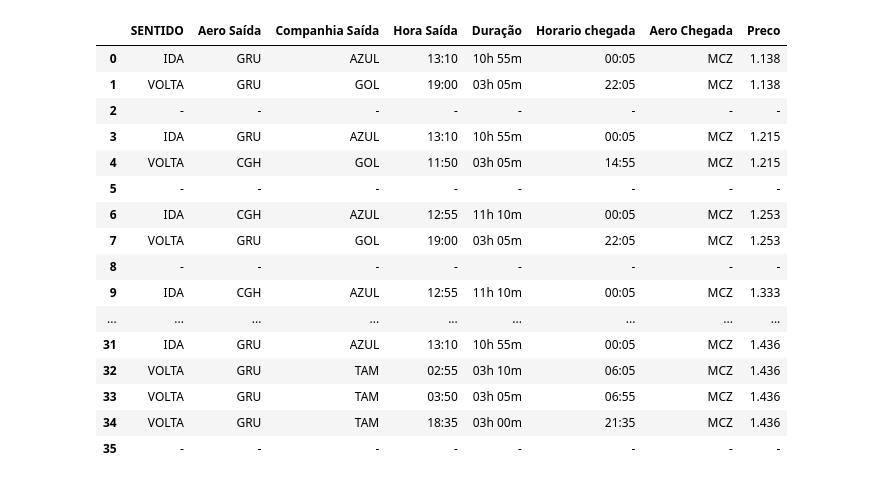
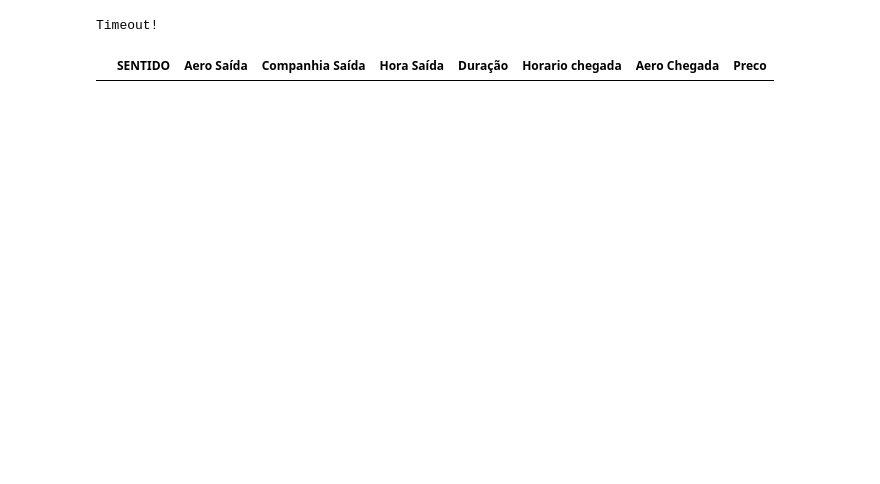
Before and after one commit to GabrielG16/AirPassages, a Jupyter notebook: 123M.ipynb, the cells around one changed output. Cells and saved outputs as stored; diff of their text form; code cells hidden in the pictures; blank space fills up the shorter version.

```diff
--- a/123M.ipynb
+++ b/123M.ipynb
@@ -48,7 +46,8 @@ def realiza_pesquisa_123(cidade_origem, cidade_destino, data_partida, data_retor
 
     milhas = navegador.get('https://123milhas.com/')
 
-    WebDriverWait(navegador, timeout = 10).until(EC.presence_of_element_located((By.XPATH,'//*[@id="__next"]/div/main/div[2]/form/div/div[2]/div[1]/div[1]/div/div[1]/input')))
+
+    time.sleep(3)
 
     origem = navegador.find_element_by_xpath('//*[@id="__next"]/div/main/div[2]/form/div/div[2]/div[1]/div[1]/div/div[1]/input')
     origem.send_keys(cidade_origem)
@@ -73,7 +72,8 @@ def realiza_pesquisa_123(cidade_origem, cidade_destino, data_partida, data_retor
         WebDriverWait(navegador, timeout = 36).until(EC.presence_of_element_located((By.XPATH,'//*[@id="frmPriceGroup306"]/div[2]/card-header/div/div')))
     except:
         print('Timeout!')
-    df = coleta_resultados_123(navegador)
+
+    df = fetch_123(navegador)
     return df
 # %% [output]
 [interactive output not drawn]
@@ -150,23 +121,8 @@ Timeout!
 # %%
-m123 = realiza_pesquisa_123(navegador, cidade_origem, cidade_destino, data_partida, data_retorno)
-display(df)
+m123 = realiza_pesquisa_123(cidade_origem, cidade_destino, data_partida, data_retorno)
+display(m123)
 # %% [output]
+Timeout!
 |  | SENTIDO | Aero Saída | Companhia Saída | Hora Saída | Duração | Horario chegada | Aero Chegada | Preco |
-| 0 | IDA | GRU | AZUL | 13:10 | 10h 55m | 00:05 | MCZ | 1.138 |
-| 1 | VOLTA | GRU | GOL | 19:00 | 03h 05m | 22:05 | MCZ | 1.138 |
-| 2 | - | - | - | - | - | - | - | - |
-| 3 | IDA | GRU | AZUL | 13:10 | 10h 55m | 00:05 | MCZ | 1.215 |
-| 4 | VOLTA | CGH | GOL | 11:50 | 03h 05m | 14:55 | MCZ | 1.215 |
-| 5 | - | - | - | - | - | - | - | - |
-| 6 | IDA | CGH | AZUL | 12:55 | 11h 10m | 00:05 | MCZ | 1.253 |
-| 7 | VOLTA | GRU | GOL | 19:00 | 03h 05m | 22:05 | MCZ | 1.253 |
-| 8 | - | - | - | - | - | - | - | - |
-| 9 | IDA | CGH | AZUL | 12:55 | 11h 10m | 00:05 | MCZ | 1.333 |
-| ... | ... | ... | ... | ... | ... | ... | ... | ... |
-| 31 | IDA | GRU | AZUL | 13:10 | 10h 55m | 00:05 | MCZ | 1.436 |
-| 32 | VOLTA | GRU | TAM | 02:55 | 03h 10m | 06:05 | MCZ | 1.436 |
-| 33 | VOLTA | GRU | TAM | 03:50 | 03h 05m | 06:55 | MCZ | 1.436 |
-| 34 | VOLTA | GRU | TAM | 18:35 | 03h 00m | 21:35 | MCZ | 1.436 |
-| 35 | - | - | - | - | - | - | - | - |
 [interactive output not drawn]
 # %%
```
Also changed, not shown: parts of 10 cells of this notebook, 3 other files.
